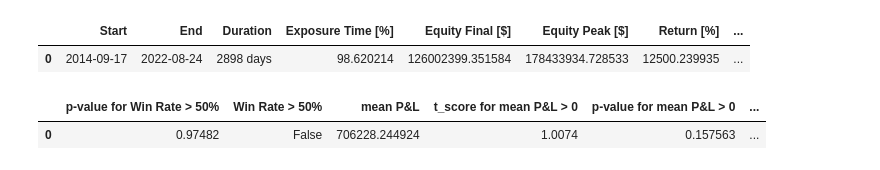
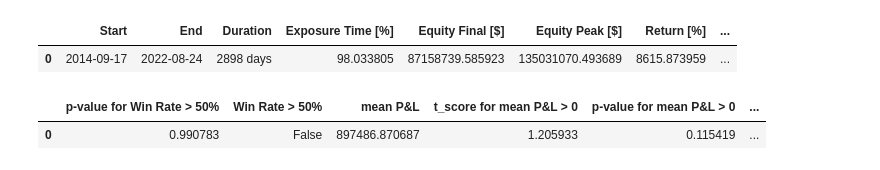
Before and after one commit to PeemapatW/backtesting.py_FL, a Jupyter notebook: backtesting/BT_Test.ipynb, the cells around one changed output. Saved outputs shown, nothing was run; the diff lists cells and outputs as text; code cells hidden in the pictures.

```diff
--- a/backtesting/BT_Test.ipynb
+++ b/backtesting/BT_Test.ipynb
@@ -18,19 +32,19 @@ clear_output()
 # %%
 #@title Backtesting for MA Cross 2 Line { run: "auto", form-width: "50%" }
-strategy = MACD_Cross #@param [ "SMA_Cross","EMA_Cross", "DEMA_Cross","TEMA_Cross","TRIMA_Cross"] {type:"raw"}
+strategy = EMA_Cross #@param [ "SMA_Cross","EMA_Cross", "DEMA_Cross","TEMA_Cross","TRIMA_Cross"] {type:"raw"}
 ticker = "BTC-USD" #@param ["BTC-USD", "BNB-USD"] {allow-input: true}
 start_date = "2010-01-01" #@param {type:"date"}
 end_date = "2022-08-24" #@param {type:"date"}
 param = {}
 bt, output = Test_Strategy(ticker,strategy,param=param,start_date=start_date,end_date=end_date,plot=False)
 bt.plot()
 output_df = pd.DataFrame(output).T.iloc[:,:-3]
 display(output_df.iloc[:,:20])
 display(output_df.iloc[:,20:])
 # %% [output]
 [interactive output not drawn]
 [interactive output not drawn]
 |  | Start | End | Duration | Exposure Time [%] | Equity Final [$] | Equity Peak [$] | Return [%] | ... |
-| 0 | 2014-09-17 | 2022-08-24 | 2898 days | 98.620214 | 126002399.351584 | 178433934.728533 | 12500.239935 | ... |
+| 0 | 2014-09-17 | 2022-08-24 | 2898 days | 98.033805 | 87158739.585923 | 135031070.493689 | 8615.873959 | ... |
 |  | p-value for Win Rate > 50% | Win Rate > 50% | mean P&L | t_score for mean P&L > 0 | p-value for mean P&L > 0 | ... |
-| 0 | 0.97482 | False | 706228.244924 | 1.0074 | 0.157563 | ... |
+| 0 | 0.990783 | False | 897486.870687 | 1.205933 | 0.115419 | ... |
```
Also changed, not shown: parts of 3 cells of this notebook, 4 other files.
